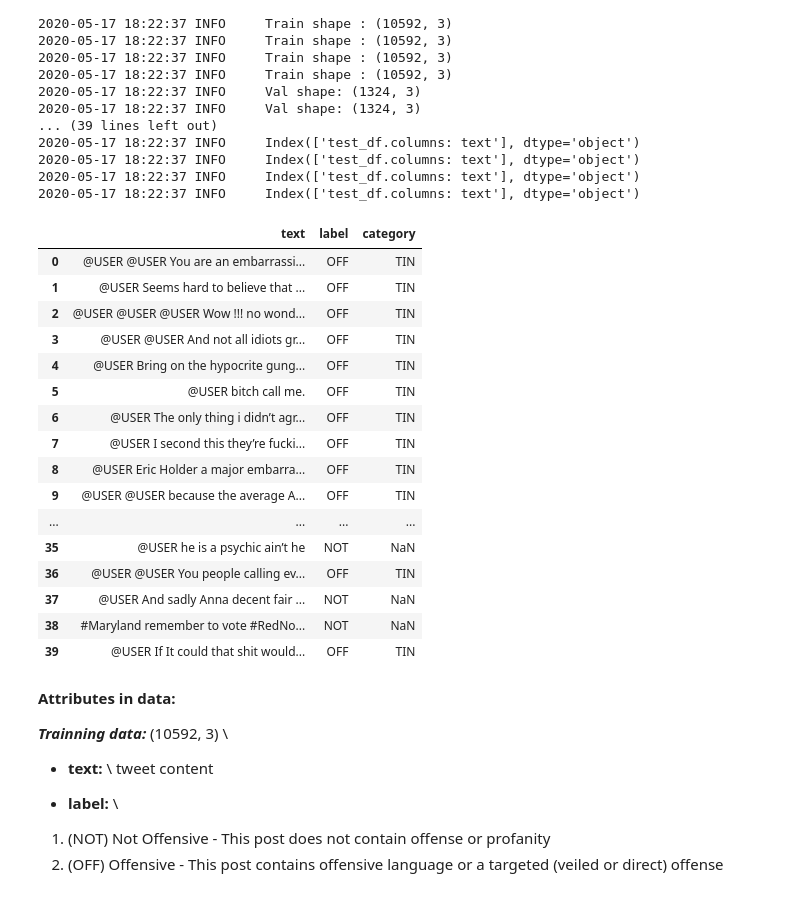
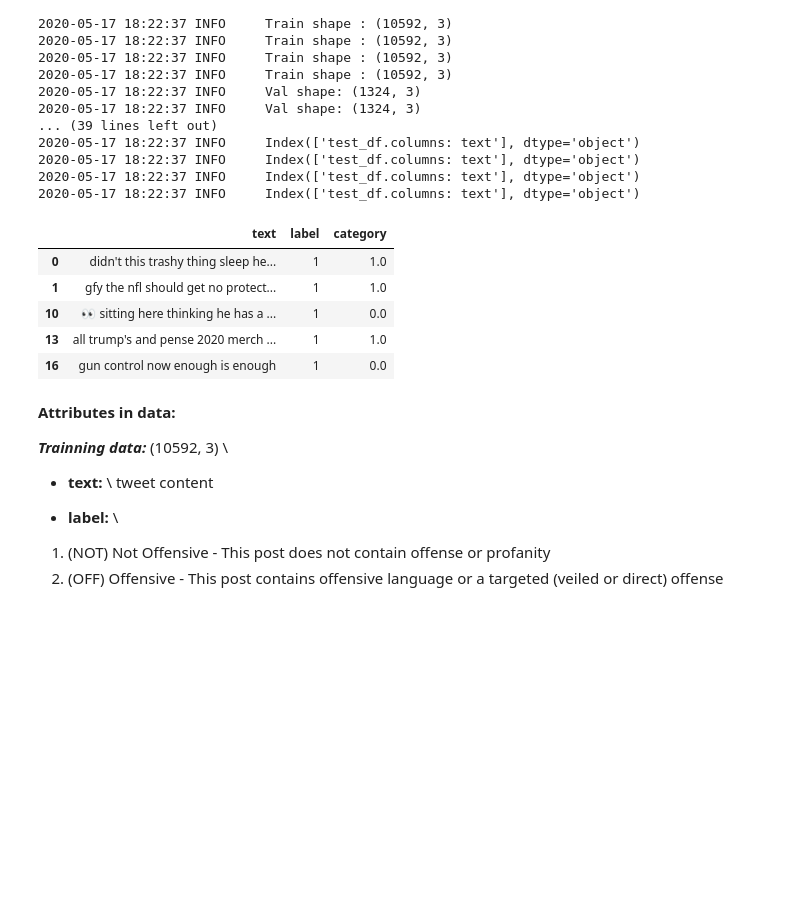
Before and after one commit to kruttikajain/Targetted-Abusive_Language_Online, a Jupyter notebook: prediciton2.ipynb, the cells around one changed output. Cells and saved outputs as stored; diff of their text form; code cells hidden in the pictures; blank space fills up the shorter version.

```diff
--- a/prediciton2.ipynb
+++ b/prediciton2.ipynb
@@ -165,25 +167,14 @@ train_df, val_df, test_df = load_data()
 2020-05-17 18:22:37 INFO     Index(['test_df.columns: text'], dtype='object')
 2020-05-17 18:22:37 INFO     Index(['test_df.columns: text'], dtype='object')
 # %%
-train_df.head(40)
+train_df.head()
 # %% [output]
 |  | text | label | category |
-| 0 | @USER @USER You are an embarrassi... | OFF | TIN |
-| 1 | @USER Seems hard to believe that ... | OFF | TIN |
-| 2 | @USER @USER @USER Wow !!! no wond... | OFF | TIN |
-| 3 | @USER @USER And not all idiots gr... | OFF | TIN |
-| 4 | @USER Bring on the hypocrite gung... | OFF | TIN |
-| 5 | @USER bitch call me. | OFF | TIN |
-| 6 | @USER The only thing i didn’t agr... | OFF | TIN |
-| 7 | @USER I second this they’re fucki... | OFF | TIN |
-| 8 | @USER Eric Holder a major embarra... | OFF | TIN |
-| 9 | @USER @USER because the average A... | OFF | TIN |
-| ... | ... | ... | ... |
-| 35 | @USER he is a psychic ain’t he | NOT | NaN |
-| 36 | @USER @USER You people calling ev... | OFF | TIN |
-| 37 | @USER And sadly Anna decent fair ... | NOT | NaN |
-| 38 | #Maryland remember to vote #RedNo... | NOT | NaN |
-| 39 | @USER If It could that shit would... | OFF | TIN |
+| 0 | didn't this trashy thing sleep he... | 1 | 1.0 |
+| 1 | gfy the nfl should get no protect... | 1 | 1.0 |
+| 10 | 👀 sitting here thinking he has a ... | 1 | 0.0 |
+| 13 | all trump's and pense 2020 merch ... | 1 | 1.0 |
+| 16 | gun control now enough is enough | 1 | 0.0 |
 # %% [markdown]
 **Attributes in data:**
 
```
Also changed, not shown: parts of 23 cells of this notebook.
